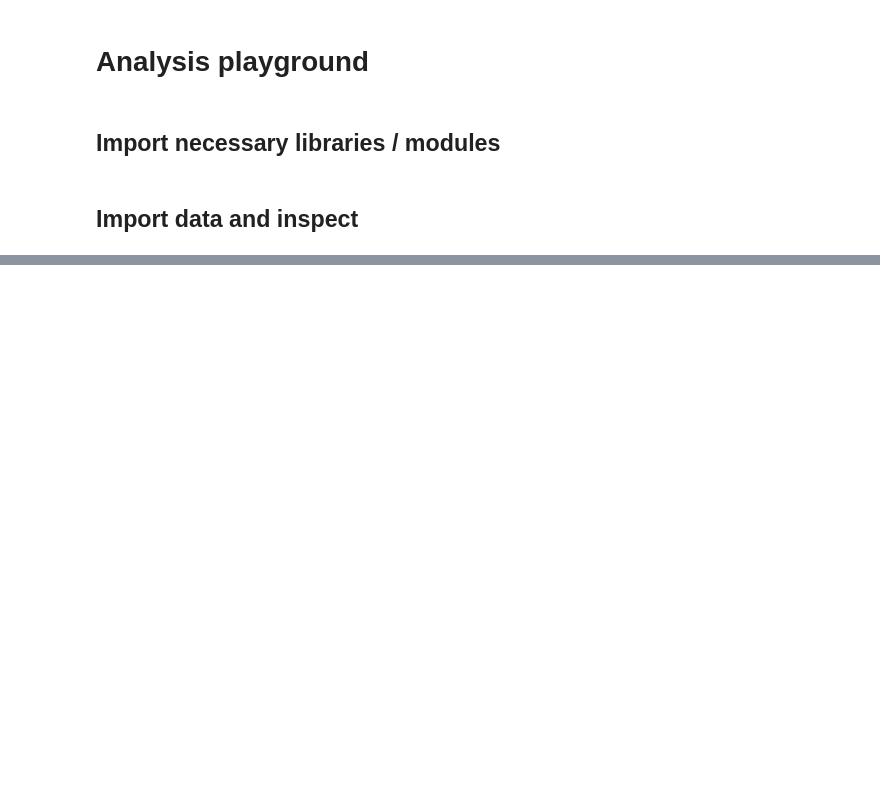
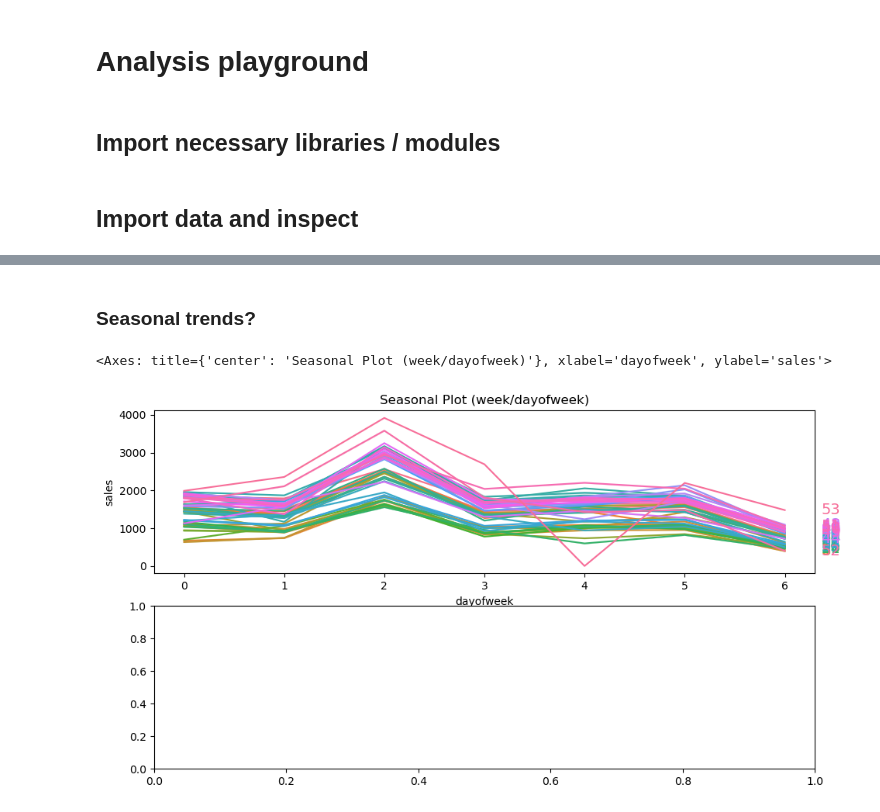
Before and after one commit to darrenjscott/kaggle_comps, a Jupyter notebook: StoreSales_TimeSeries/playground.ipynb, the cells around one changed output, grey strips where cells are left out. Saved outputs shown, nothing was run; the diff lists cells and outputs as text; code cells hidden in the pictures; blank space fills up the shorter version.

```diff
--- a/StoreSales_TimeSeries/playground.ipynb
+++ b/StoreSales_TimeSeries/playground.ipynb
@@ -66,0 +54,12 @@ example_sales['sales'].loc['2016-01-01':'2016-12-31'].plot()
+# %% [markdown]
+### Seasonal trends?
+# %%
+from plotting_routines import seasonal_plot
+
+fig, (ax0, ax1) = plt.subplots(2, 1, figsize=(11, 6))
+
+seasonal_plot(example_sales, y='sales', period='week', freq='dayofweek', ax=ax0)
+#seasonal_plot(example_sales, y='sales', period='year', freq='dayofyear', ax=ax1)
+# %% [output]
+<Axes: title={'center': 'Seasonal Plot (week/dayofweek)'}, xlabel='dayofweek', ylabel='sales'>
+[figure, added]
```
Also changed, not shown: parts of 6 cells of this notebook, 2 other files.
